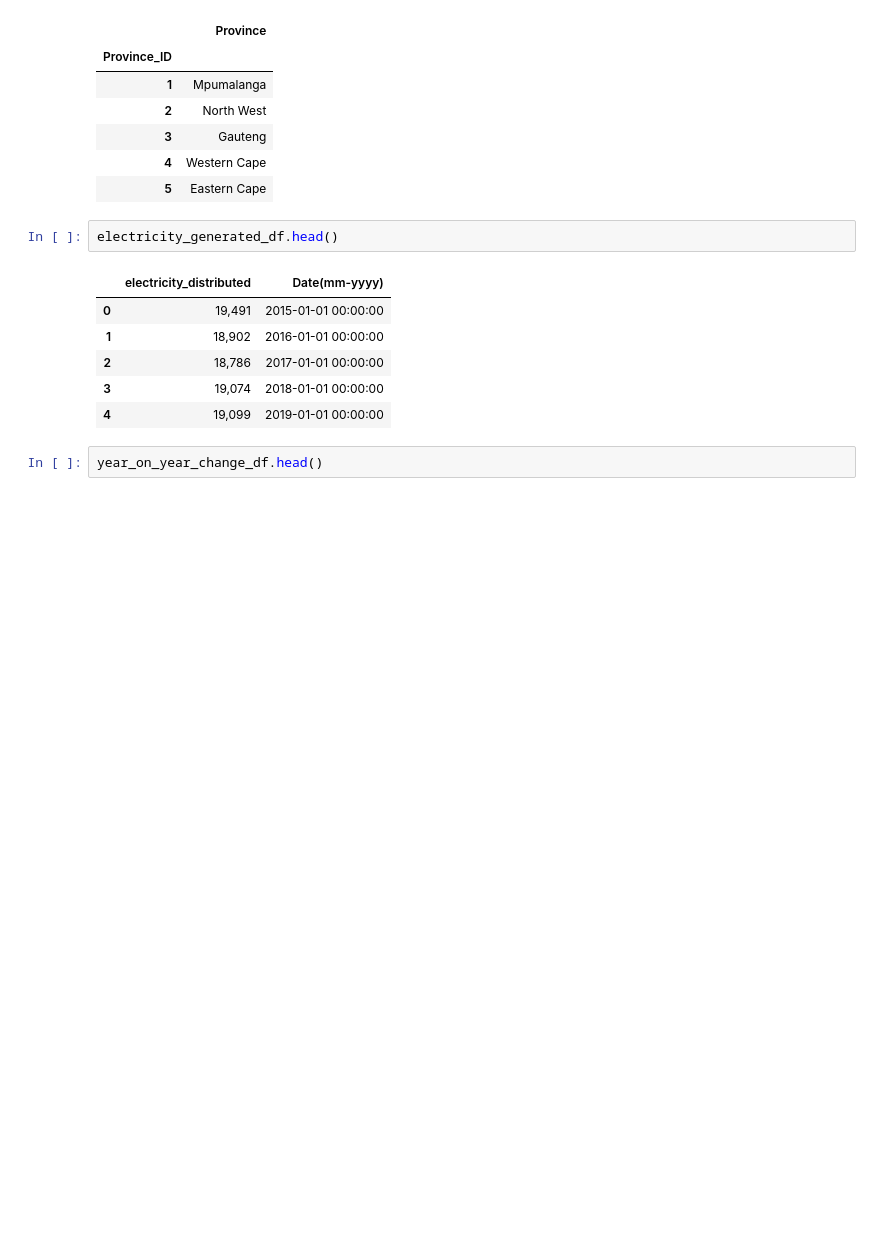
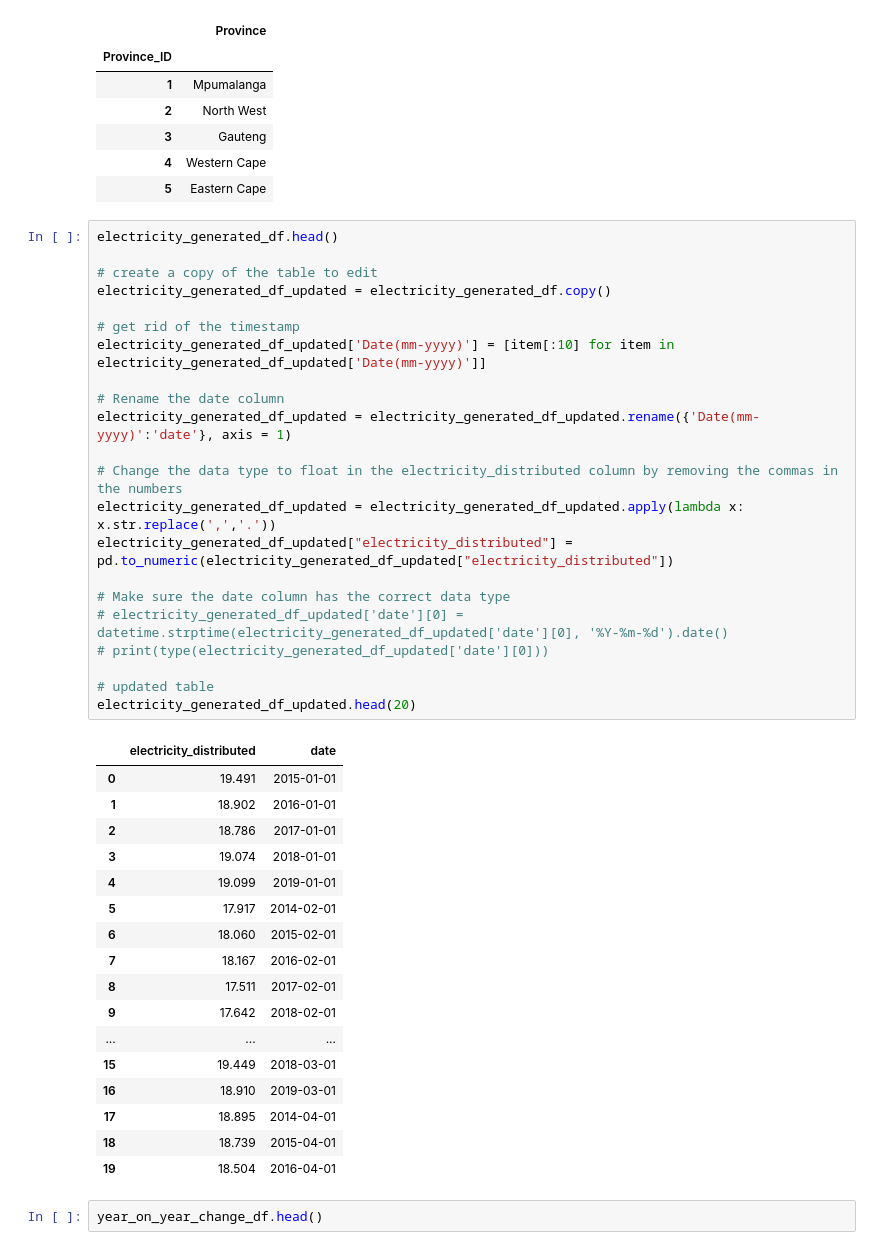
Before and after one commit to Kaekaefx/Group5_Gather_Predict, a Jupyter notebook: new_database.ipynb, the cells around one changed output. Cells and saved outputs as stored; diff of their text form; blank space fills up the shorter version.

```diff
--- a/new_database.ipynb
+++ b/new_database.ipynb
@@ -71,15 +111,46 @@ province_table_df.head()
 | 3 | Gauteng |
 | 4 | Western Cape |
 | 5 | Eastern Cape |
-# %%
-electricity_generated_df.head()
-# %% [output]
-|  | electricity_distributed | Date(mm-yyyy) |
-| 0 | 19,491 | 2015-01-01 00:00:00 |
-| 1 | 18,902 | 2016-01-01 00:00:00 |
-| 2 | 18,786 | 2017-01-01 00:00:00 |
-| 3 | 19,074 | 2018-01-01 00:00:00 |
-| 4 | 19,099 | 2019-01-01 00:00:00 |
+# %%
+electricity_generated_df.head()
+
+# create a copy of the table to edit
+electricity_generated_df_updated = electricity_generated_df.copy()
+
+# get rid of the timestamp
+electricity_generated_df_updated['Date(mm-yyyy)'] = [item[:10] for item in electricity_generated_df_updated['Date(mm-yyyy)']]
+
+# Rename the date column
+electricity_generated_df_updated = electricity_generated_df_updated.rename({'Date(mm-yyyy)':'date'}, axis = 1)
+
+# Change the data type to float in the electricity_distributed column by removing the commas in the numbers
+electricity_generated_df_updated = electricity_generated_df_updated.apply(lambda x: x.str.replace(',','.'))
+electricity_generated_df_updated["electricity_distributed"] = pd.to_numeric(electricity_generated_df_updated["electricity_distributed"])
+
+# Make sure the date column has the correct data type
+# electricity_generated_df_updated['date'][0] = datetime.strptime(electricity_generated_df_updated['date'][0], '%Y-%m-%d').date()
+# print(type(electricity_generated_df_updated['date'][0]))
+
+# updated table
+electricity_generated_df_updated.head(20)
+# %% [output]
+|  | electricity_distributed | date |
+| 0 | 19.491 | 2015-01-01 |
+| 1 | 18.902 | 2016-01-01 |
+| 2 | 18.786 | 2017-01-01 |
+| 3 | 19.074 | 2018-01-01 |
+| 4 | 19.099 | 2019-01-01 |
+| 5 | 17.917 | 2014-02-01 |
+| 6 | 18.060 | 2015-02-01 |
+| 7 | 18.167 | 2016-02-01 |
+| 8 | 17.511 | 2017-02-01 |
+| 9 | 17.642 | 2018-02-01 |
+| ... | ... | ... |
+| 15 | 19.449 | 2018-03-01 |
+| 16 | 18.910 | 2019-03-01 |
+| 17 | 18.895 | 2014-04-01 |
+| 18 | 18.739 | 2015-04-01 |
+| 19 | 18.504 | 2016-04-01 |
 # %%
 year_on_year_change_df.head()
 # %% [output]
```
Also changed, not shown: parts of 8 cells of this notebook.
